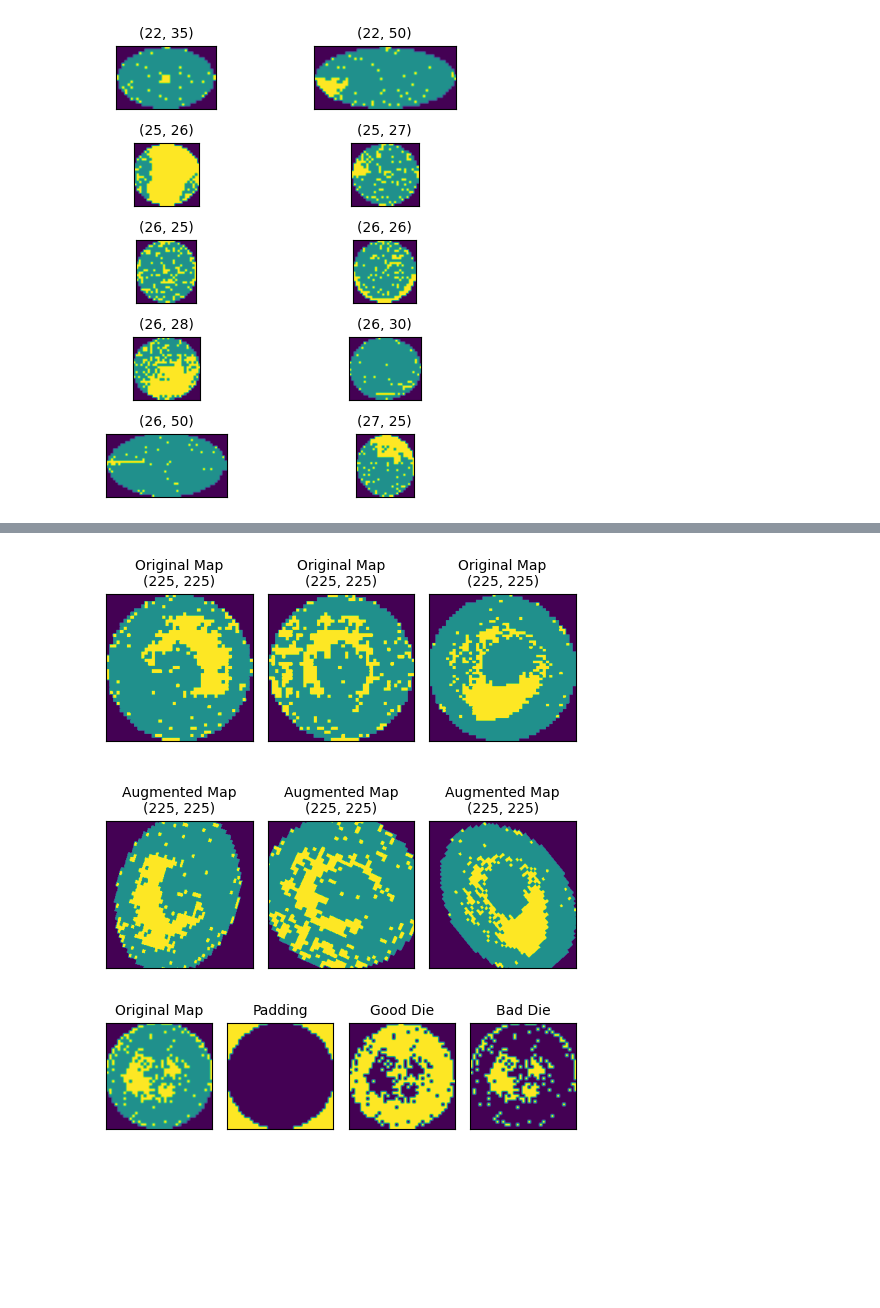
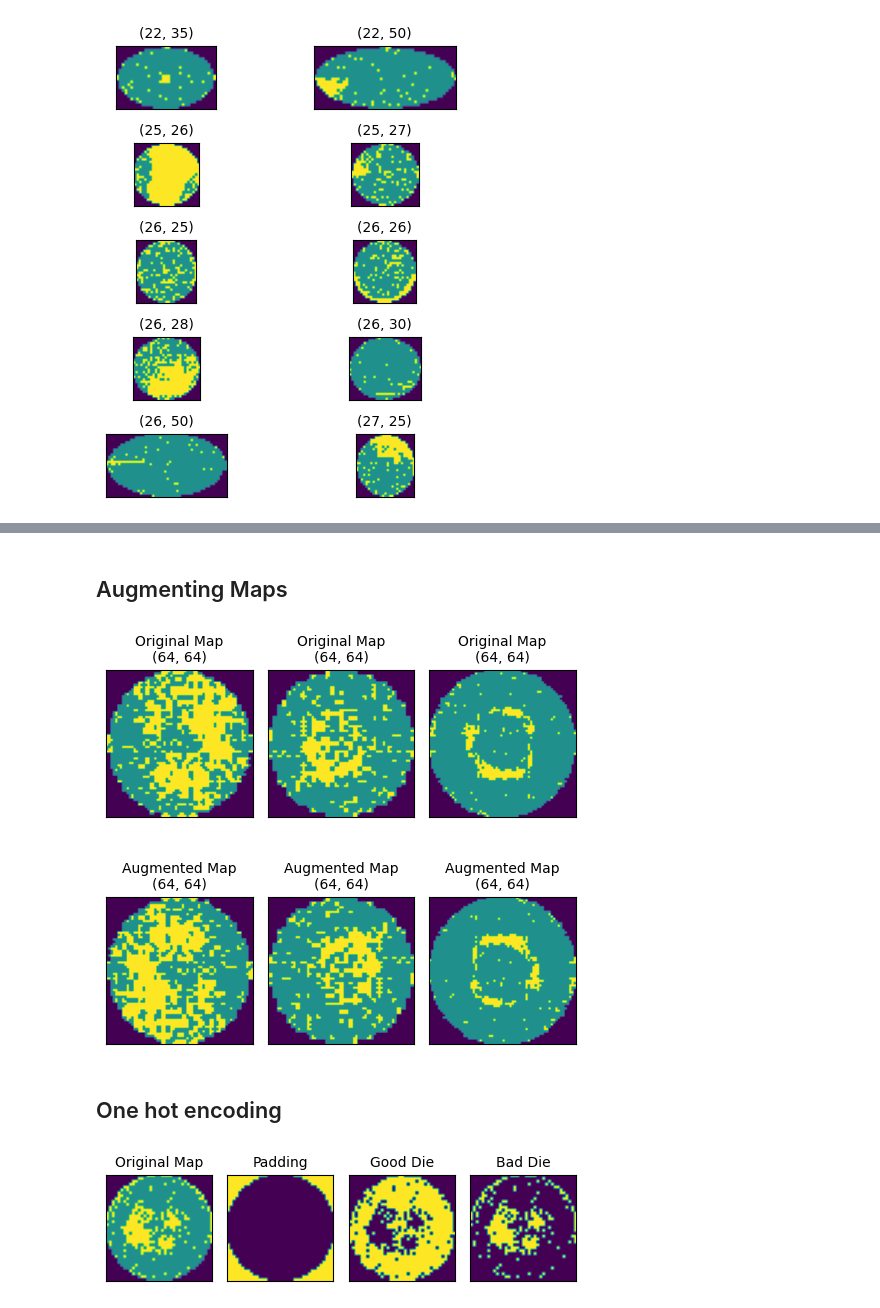
Before and after one commit to brian-calderon/Project_IV, a Jupyter notebook: ProjectIV_V1_0.ipynb, the cells around one changed output, grey strips where cells are left out. Saved outputs shown, nothing was run; the diff lists cells and outputs as text; code cells hidden in the pictures; blank space fills up the shorter version.

```diff
--- a/ProjectIV_V1_0.ipynb
+++ b/ProjectIV_V1_0.ipynb
@@ -433,3 +432,14 @@ plt.show()
+# %%
+################################################################################
+#----------------------------Resize Maps Function-------------------------------
+################################################################################
+# NOTE: The images input need to be a list or series, so if you have np.array
+# as input you need to mylist.append(myarray) prior to feeding it as input.
+def resize_images(images, tgt_height = 64, tgt_width = 64):
+  # Resizing input images
+  images = images.apply(lambda x: cv2.resize(x, dsize=(tgt_height,tgt_width),\
+                                                   interpolation=cv2.INTER_AREA))
+  return images
 # %%
 ################################################################################
 #----------------------Exploring methods to Resize Maps-------------------------
@@ -476,0 +487,2 @@ plt.show()
+# %% [markdown]
+## Augmenting Maps
@@ -479,18 +497,23 @@ plt.show()
 #--------------------------Augmenting Maps Function-----------------------------
 ################################################################################
 def augment_images(images, number=None):
+    # Defining the augmenter model/function. You will later use this and call upon
+    # it to augment maps.
     seq = iaa.Sequential([
-        iaa.Fliplr(0.5), # horizontally flip 50% of the images
+        # iaa.Fliplr(1), # horizontally flip 50% of the images
         # Apply affine transformations to some of the images
         iaa.Affine(
             # - scale to 80-120% of image height/width (each axis independently)
-            scale={"x": (0.8, 1.2), "y": (0.8, 1.2)},
-            # - translate by -5 to +5 relative to height/width (per axis)
-            translate_percent={"x": (-0.05, 0.05), "y": (-0.05, 0.05)},
-            # - rotate by -180 to +180 degrees
-            rotate=(-180, 180),
-            # - shear by -8 to +8 degrees
-            shear=(-8, 8)
+            # scale={"x": (0.8, 1.2), "y": (0.8, 1.2)},
+            # Translate images by a certain percent
+            # "x": (- Left translation, +right translation)
+            # "y": (- Left translation, +right translation)
+            # translate_percent={"x": (-0.05, 0.05), "y": (-0.05, 0.05)},
+            # rotate randomly by 90,-90, -180 or +180 degrees
+            rotate=(np.random.choice([90,-90,180,-180])),
+            # shear by -X to +X degrees, it will randomly choose a choose a degree
+            # of shearing between these two numbers.
+            # shear=(-30,30)
         ),
     ], random_order=True) # apply augmenters in random order
     # Randomly choose "number" maps from the "images" input if number is given
@@ -499,11 +522,12 @@ def augment_images(images, number=None):
     # input array, or you can apply to subset only "number".
     images_input = np.random.choice(images, number) if number else images
     images_expanded = []
-    # This just makes a copy of the images_input array
+    # This just makes a copy of the images_input array as a list
     for image in images_input:
         images_expanded.append(image)
     # Converts to numpy array since the image augmenter only accepts these
-    # data types.
+    # data types, in order to do this, it assumed that all the images are same
+    # size.
     images_expanded = np.array(images_expanded)
     # Saves an array with the augmented images
     images_augmented = seq(images=images_expanded)
@@ -511,32 +535,35 @@ def augment_images(images, number=None):
 # %%
 ################################################################################
 #-------------------------Augmenting Maps Examples------------------------------
 ################################################################################
 # Create an array of augmented images
 test_maps = label_pattern[label_pattern['failureType'] == 'Donut']['waferMap']\
             .sample(3, replace=True).reset_index(drop = True)
-test_maps = test_maps.apply(lambda x: cv2.resize(x, dsize=dsize,\
-                                                   interpolation=cv2.INTER_AREA))
+test_maps = resize_images(test_maps)
+# test_maps = test_maps.apply(lambda x: cv2.resize(x, dsize=dsize,\
+#                                                    interpolation=cv2.INTER_AREA))
 augmented = np.array(augment_images(test_maps))
 # -----------------------------Plotting Results--------------------------------
 fig, ax = plt.subplots(nrows = 2, ncols = 3, figsize=(5,5))
 # ax = ax.ravel(order='C')
 for i in range(ax.shape[0]):
   if i == 0:
     for j in range(ax.shape[1]):
       ax[i][j].imshow(test_maps[j])
       ax[i][j].set_title("Original Map"+"\n"+str(test_maps[i].shape),\
                          fontsize=10)
       ax[i][j].set_xticks([])
       ax[i][j].set_yticks([])
   else:
     for j in range(ax.shape[1]):
       ax[i][j].imshow(augmented[j])
       ax[i][j].set_title("Augmented Map"+"\n"+str(augmented[i].shape),\
                          fontsize=10)
       ax[i][j].set_xticks([])
       ax[i][j].set_yticks([])
 plt.tight_layout()
 plt.show()
 # %% [output]
-[figure, old version]
+[figure, new version]
+# %% [markdown]
+## One hot encoding
```
Also changed, not shown: parts of 36 cells of this notebook.
